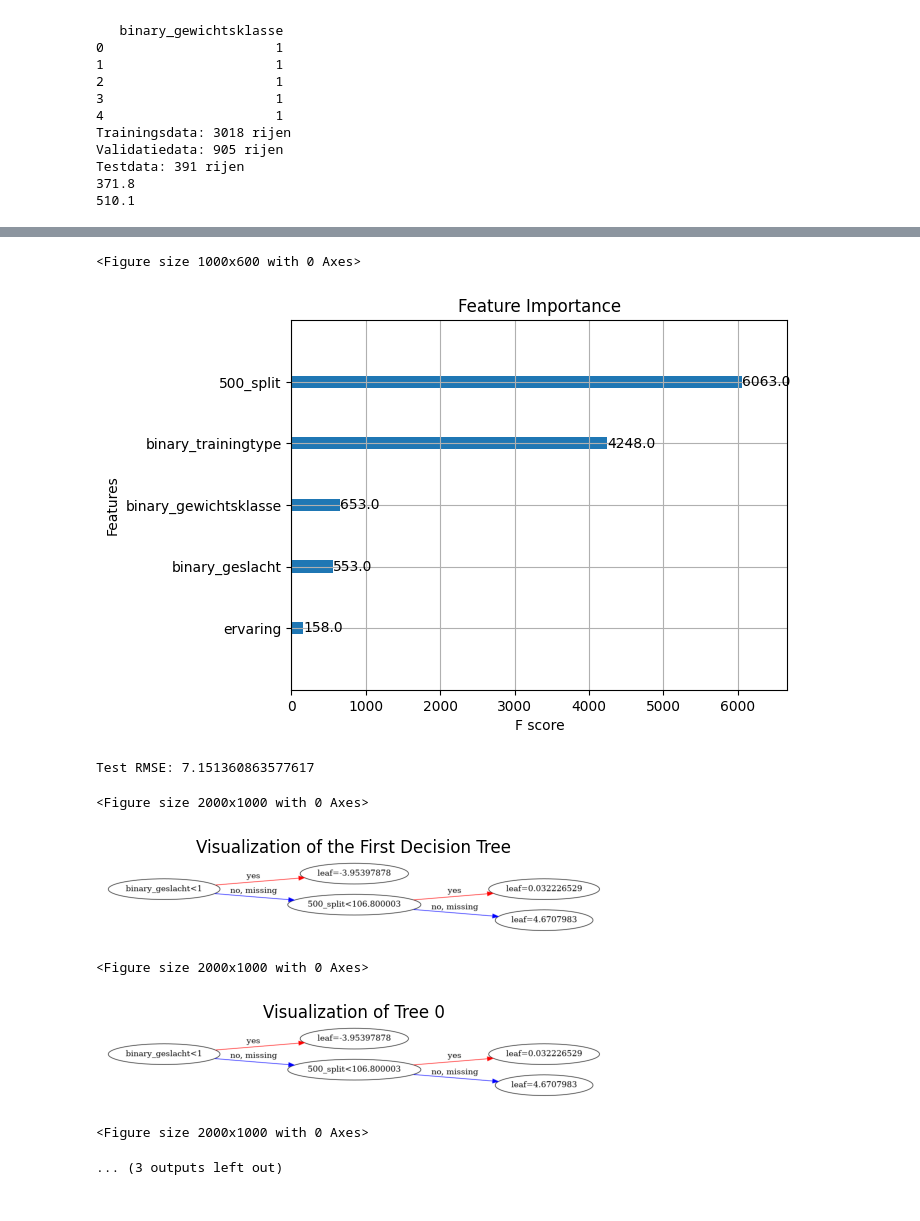
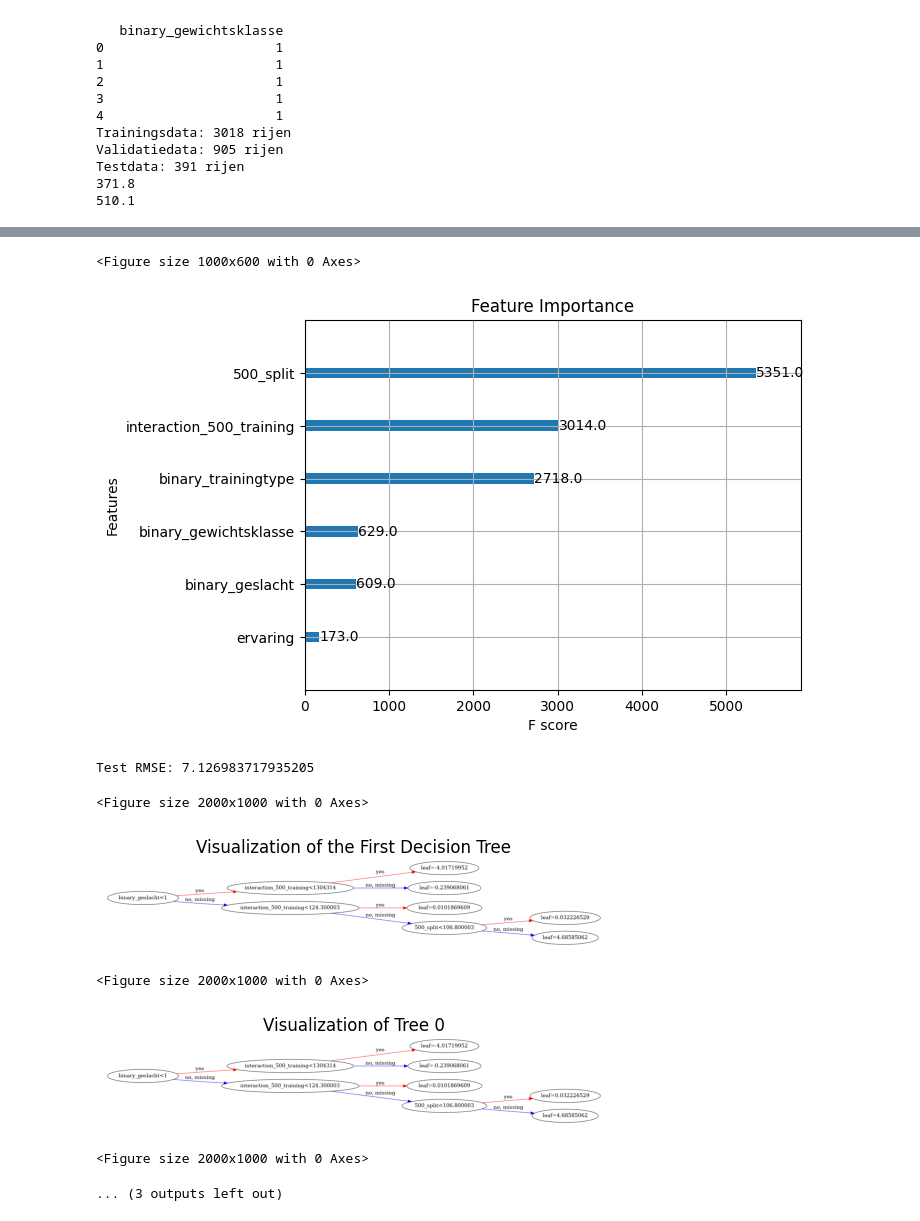
Before and after one commit to bibidemarezoyens/LB, a Jupyter notebook: xgboost.ipynb, the cells around one changed output, grey strips where cells are left out. Cells and saved outputs as stored; diff of their text form; code cells hidden in the pictures.

```diff
--- a/xgboost.ipynb
+++ b/xgboost.ipynb
@@ -70,6 +70,14 @@ Testdata: 391 rijen
 371.8
 510.1
 # %%
+def rmse_scorer(y_true, y_pred):
+    return -np.sqrt(mean_squared_error(y_true, y_pred))
+
+scorer = make_scorer(rmse_scorer, greater_is_better=False)
+
+def bin_targets(y, bins=5):
+    return pd.qcut(y, q=bins, duplicates="drop").cat.codes
+
 X_train = train_data.drop(columns=['2k tijd'])
 y_train = train_data['2k tijd']
 
@@ -79,23 +87,25 @@ y_val = val_data['2k tijd']
 X_test = test_data.drop(columns=['2k tijd'])
 y_test = test_data['2k tijd']
 
-# def feature_engineering(df):
-#     df['interaction_500_training'] = df['500_split'] * df['binary_trainingtype']
-#     if '500_split' in df.columns:
-#         df['log_500_split'] = np.log1p(df['500_split'])  # Log-transform to reduce skewness
-#     return df
+def feature_engineering(df):
+    df['interaction_500_training'] = df['500_split'] * df['binary_trainingtype']
+    if '500_split' in df.columns:
+        df['log_500_split'] = np.log1p(df['500_split'])  # Log-transform to reduce skewness
+    return df
 
-# X_train = feature_engineering(train_data)
-# X_val = feature_engineering(val_data)
-# X_test = feature_engineering(test_data)
+X_train = feature_engineering(X_train)
+X_val = feature_engineering(X_val)
+X_test = feature_engineering(X_test)
+
+y_train_bins = bin_targets(y_train)
+
+# StratifiedKFold for balanced splits
+kf = KFold(n_splits=3, shuffle=True, random_state=42)
 # %%
-def rmse_scorer(y_true, y_pred):
-    return -np.sqrt(mean_squared_error(y_true, y_pred))
-
-scorer = make_scorer(rmse_scorer, greater_is_better=False)
-
 xgb_model = xgb.XGBRegressor(objective="reg:squarederror", random_state=42, reg_lambda=500, min_child_weight=7, colsample_bytree=1, learning_rate=0.2, max_depth=7, n_estimators=300)
 
+cv_scores = cross_val_score(xgb_model, X_train, y_train, scoring=scorer, cv=kf)
+print(f"Cross-Validated RMSE: {-np.mean(cv_scores):.3f}")
 xgb_model.fit(X_train, y_train)
 
 train_pred = xgb_model.predict(X_train)
@@ -109,8 +119,8 @@ print(f"mse_train = {mse_train}")
 print(f"mse_test = {mse_test}")
 print(f"mse_val = {mse_val}")
 
-rse_test = np.sqrt(mse_test)
-print(f"rse_test = {rse_test}")
+rmse_test = np.sqrt(mse_test)
+print(f"rmse_test = {rmse_test}")
 
 # example_input = np.array([[1, 104.6, 0, 0, 1]])
 # example_prediction = xgb_model.predict(example_input)
@@ -130,9 +140,6 @@ results_xgb = pd.DataFrame({
     'Difference (XGBoost)': y_test - test_pred
 })
 print(results_xgb.head(10))
-
-cv_scores = cross_val_score(xgb_model, X_train, y_train, scoring=scorer, cv=5)
-print(f"Cross-Validated RMSE: {-np.mean(cv_scores):.3f}")
 
 plt.figure(figsize=(10, 6))
 plt.scatter(y_val, val_pred, alpha=0.7, label='Predicted vs Actual (XGBoost)')
@@ -216,10 +223,10 @@ Cross-Validated RMSE: -9.318
 <Figure size 1000x600 with 0 Axes>
-[figure, old version]
+[figure, new version]
-Test RMSE: 7.151360863577617
+Test RMSE: 7.126983717935205
 <Figure size 2000x1000 with 0 Axes>
-[figure, old version]
+[figure, new version]
 <Figure size 2000x1000 with 0 Axes>
-[figure, old version]
+[figure, new version]
 <Figure size 2000x1000 with 0 Axes>
 ... (3 outputs left out)
 # %%
```
Also changed, not shown: parts of 3 cells of this notebook.
